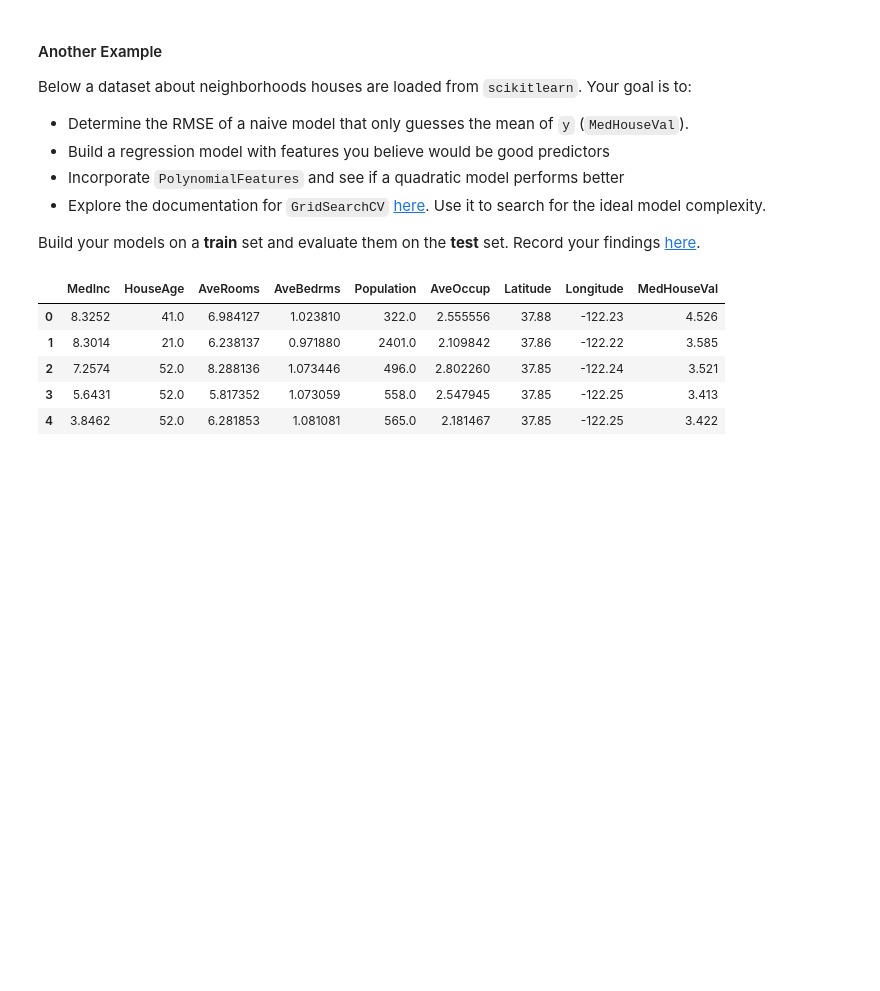
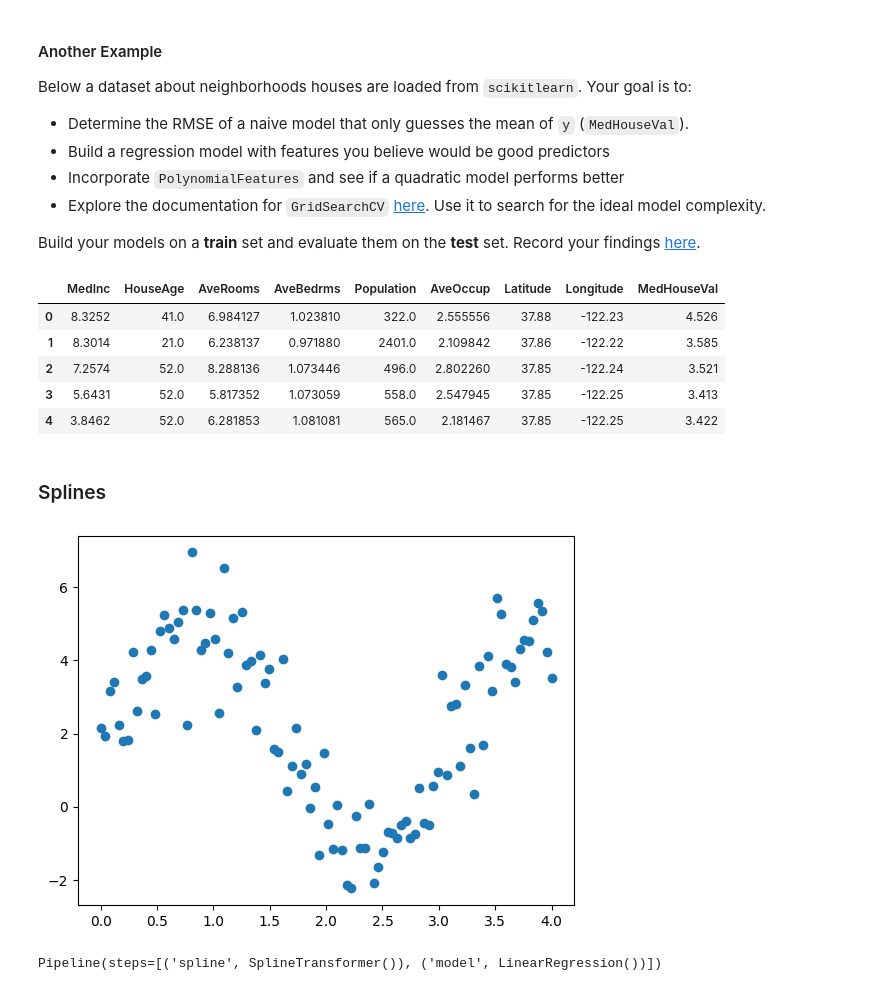
Before and after one commit to jfkoehler/bootcamp_fa_26, a Jupyter notebook: polynomial_models.ipynb, the cells around one changed output. Saved outputs shown, nothing was run; the diff lists cells and outputs as text; code cells hidden in the pictures; blank space fills up the shorter version.

```diff
--- a/polynomial_models.ipynb
+++ b/polynomial_models.ipynb
@@ -341,3 +341,5 @@ y = ''
 #model 2 -- quadratic
 # %%
 #if time use GridSearch
+# %% [markdown]
+### Splines
@@ -343,0 +351,8 @@ y = ''
+# %%
+def f(x): return 2 + 3*np.sin(2*x) + np.random.normal(size = len(x))
+# %%
+x = np.linspace(0, 4, 100)
+# %%
+plt.scatter(x, f(x));
+# %% [output]
+[figure, added]
@@ -343,0 +361,4 @@ y = ''
+# %%
+pipe.fit(x.reshape(-1, 1), f(x))
+# %% [output]
+Pipeline(steps=[('spline', SplineTransformer()), ('model', LinearRegression())])
```
Also changed, not shown: parts of 4 cells of this notebook, 1 other file.
